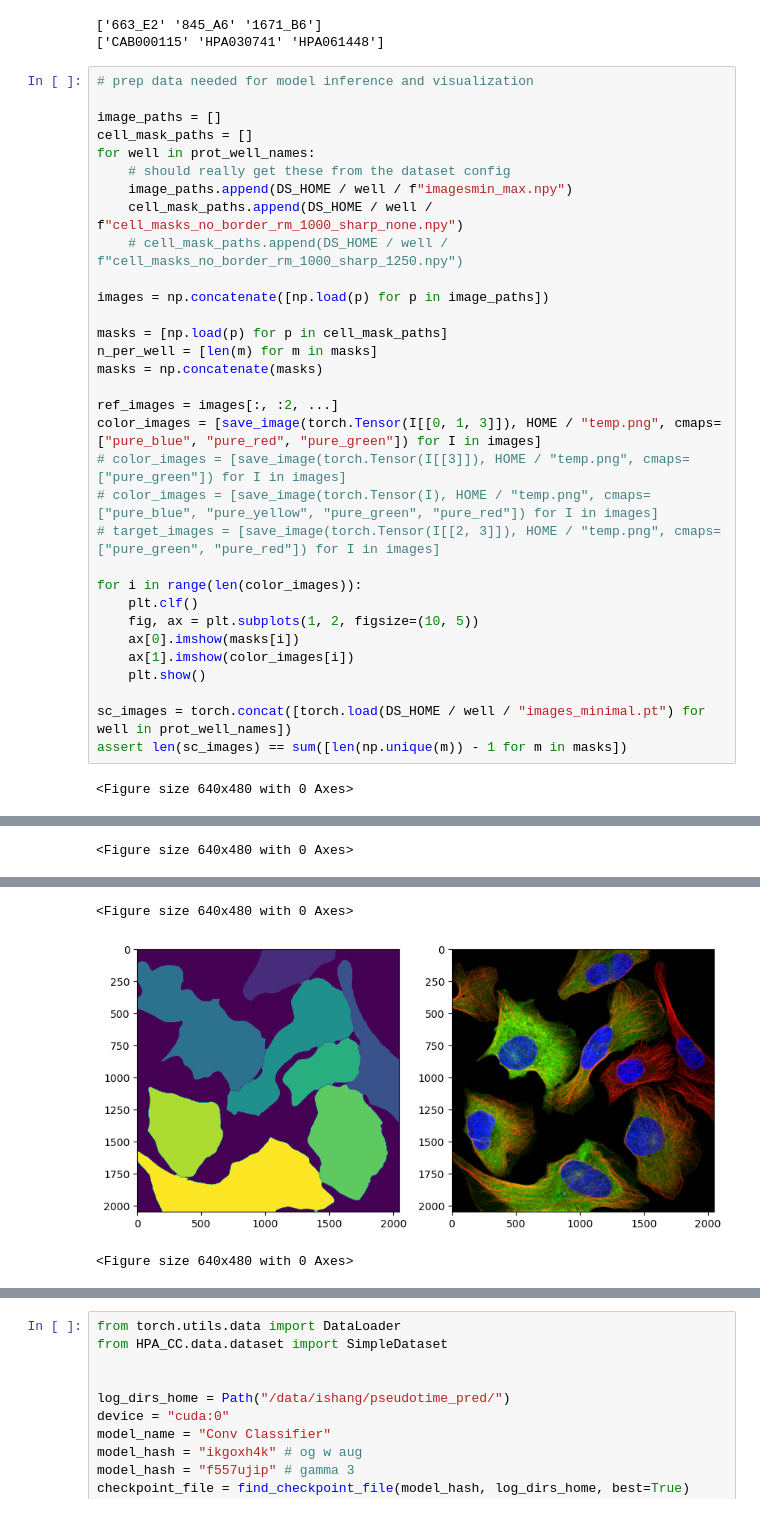
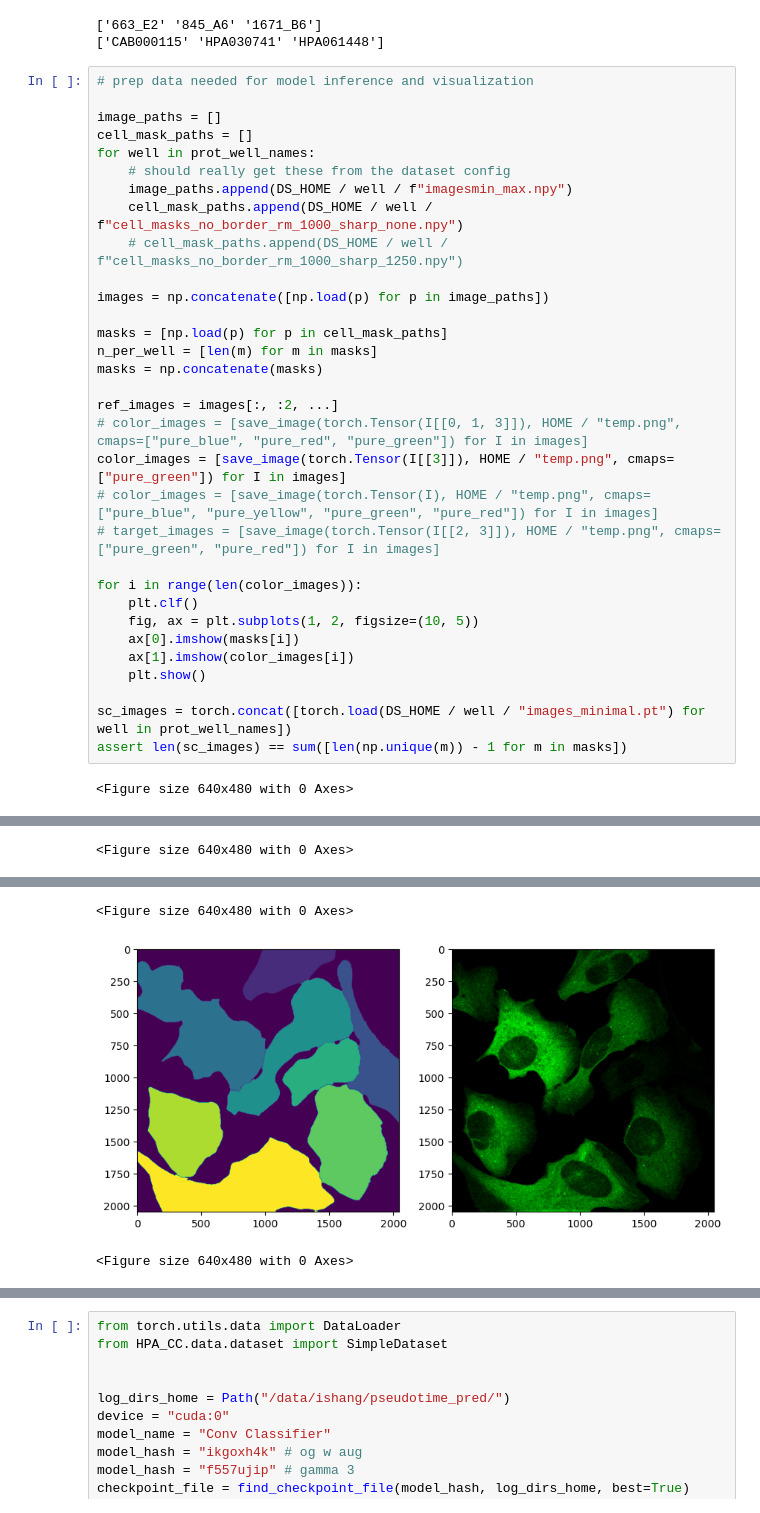
Before and after one commit to ishan-gaur/HPA_CC, a Jupyter notebook: scripts/hpa_eval_conv.ipynb, the cells around one changed output, grey strips where cells are left out. Drawn from its saved outputs; the diff is of its cells as text.

```diff
--- a/scripts/hpa_eval_conv.ipynb
+++ b/scripts/hpa_eval_conv.ipynb
@@ -98,8 +98,8 @@ n_per_well = [len(m) for m in masks]
 masks = np.concatenate(masks)
 
 ref_images = images[:, :2, ...]
-color_images = [save_image(torch.Tensor(I[[0, 1, 3]]), HOME / "temp.png", cmaps=["pure_blue", "pure_red", "pure_green"]) for I in images]
-# color_images = [save_image(torch.Tensor(I[[3]]), HOME / "temp.png", cmaps=["pure_green"]) for I in images]
+# color_images = [save_image(torch.Tensor(I[[0, 1, 3]]), HOME / "temp.png", cmaps=["pure_blue", "pure_red", "pure_green"]) for I in images]
+color_images = [save_image(torch.Tensor(I[[3]]), HOME / "temp.png", cmaps=["pure_green"]) for I in images]
 # color_images = [save_image(torch.Tensor(I), HOME / "temp.png", cmaps=["pure_blue", "pure_yellow", "pure_green", "pure_red"]) for I in images]
 # target_images = [save_image(torch.Tensor(I[[2, 3]]), HOME / "temp.png", cmaps=["pure_green", "pure_red"]) for I in images]
 
@@ -120,3 +120,3 @@ assert len(sc_images) == sum([len(np.unique(m)) - 1 for m in masks])
 <Figure size 640x480 with 0 Axes>
-[figure, old version]
+[figure, new version]
 <Figure size 640x480 with 0 Axes>
```
Also changed, not shown: parts of 6 cells of this notebook.
